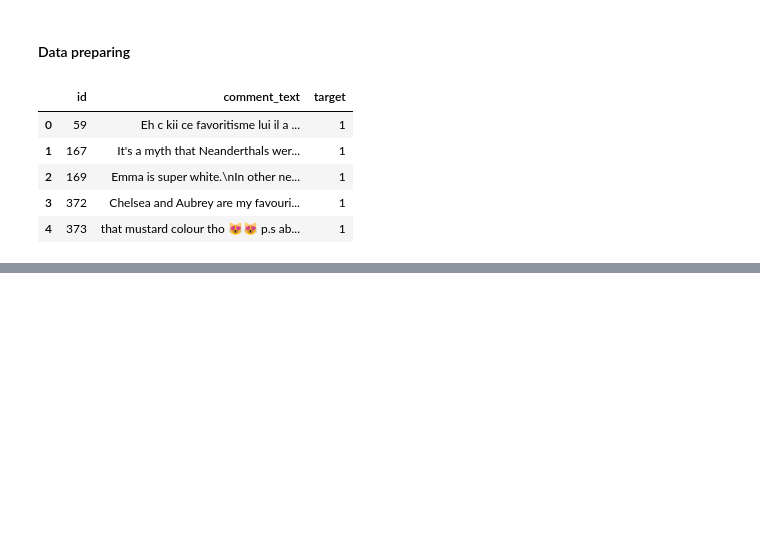
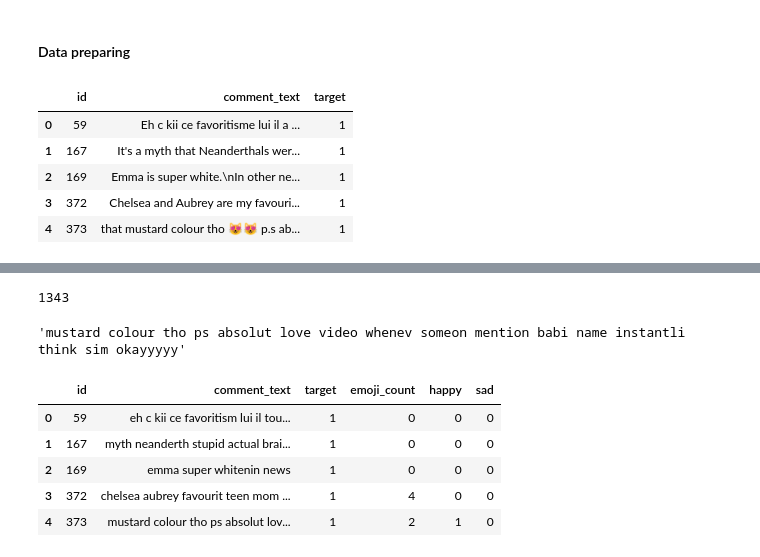
Before and after one commit to VladG00dmanPersonal/ARSO_AI_practise, a Jupyter notebook: CPM/Kaggle/YouTubeComments/main.ipynb, the cells around one changed output, grey strips where cells are left out. Drawn from its saved outputs; the diff is of its cells as text; code cells hidden in the pictures; blank space fills up the shorter version.

```diff
--- a/CPM/Kaggle/YouTubeComments/main.ipynb
+++ b/CPM/Kaggle/YouTubeComments/main.ipynb
@@ -196,5 +180,5 @@ df_train.head()
 | 3 | 372 | Chelsea and Aubrey are my favouri... | 1 |
 | 4 | 373 | that mustard colour tho 😻😻 p.s ab... | 1 |
 # %%
-df_extra = pd.read_csv('./data/extra_unlabeled.csv')
+df_extra = pd.read_csv('./data/extra_unlabeled.csv').dropna()
 df_extra.head()
@@ -200,0 +192,56 @@ df_extra.head()
+# %%
+emoji_set = set()
+
+for comment in tqdm(df_train['comment_text']):
+    emojies = emoji.emoji_list(comment)
+    for e in emojies:
+        emoji_set.add(e['emoji'])
+
+len(emoji_set)
+# %% [output]
+1343
+# %%
+def text_feature_extraction(df: pd.DataFrame, col: str):
+    df['emoji_count'] = df[col].progress_apply(lambda x: len(emoji.emoji_list(x)))
+    df['happy'] = df[col].progress_apply(lambda x: x.count(':)') + x.count(';)') + x.count('(:') + x.count('(;'))
+    df['sad'] = df[col].progress_apply(lambda x: x.count(':(') + x.count(';(') + x.count('):') + x.count(');'))
+    return df
+
+def text_normalize(text: str):
+    text = text.lower()
+    text = text.replace('\n', ' ')
+    text = text.replace('\r', ' ')
+    text = text.replace('\t', ' ')
+    text = "".join([ch for ch in text if ch not in string.punctuation])
+    text = emoji.replace_emoji(text, replace='')
+
+    words = word_tokenize(text)
+    stop_words = set(stopwords.words('english'))
+    words = [word for word in words if word not in stop_words]
+
+    stemmer = PorterStemmer()
+    words = [stemmer.stem(word) for word in words]
+    text = ' '.join(words)
+    return text
+
+text_normalize(df_train['comment_text'][4])
+# %% [output]
+'mustard colour tho ps absolut love video whenev someon mention babi name instantli think sim okayyyyy'
+# %%
+df_train_clean = df_train.copy()
+df_extra_clean = df_extra.copy()
+
+df_train_clean = text_feature_extraction(df_train_clean, 'comment_text')
+df_train_clean['comment_text'] = df_train_clean['comment_text'].progress_apply(text_normalize)
+
+# df_extra_clean = text_feature_extraction(df_extra_clean, 'comment_text')
+df_extra_clean['comment_text'] = df_extra_clean['comment_text'].progress_apply(text_normalize)
+
+df_train_clean.head()
+# %% [output]
+|  | id | comment_text | target | emoji_count | happy | sad |
+| 0 | 59 | eh c kii ce favoritism lui il tou... | 1 | 0 | 0 | 0 |
+| 1 | 167 | myth neanderth stupid actual brai... | 1 | 0 | 0 | 0 |
+| 2 | 169 | emma super whitenin news | 1 | 0 | 0 | 0 |
+| 3 | 372 | chelsea aubrey favourit teen mom ... | 1 | 4 | 0 | 0 |
+| 4 | 373 | mustard colour tho ps absolut lov... | 1 | 2 | 1 | 0 |
```
Also changed, not shown: parts of 9 cells of this notebook, 3 other files.
